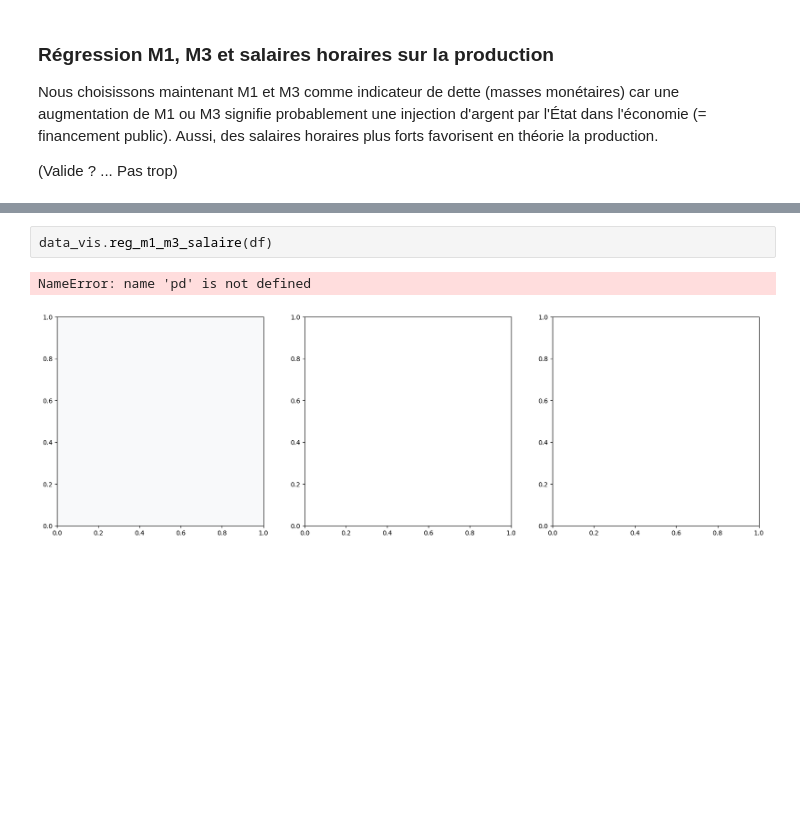
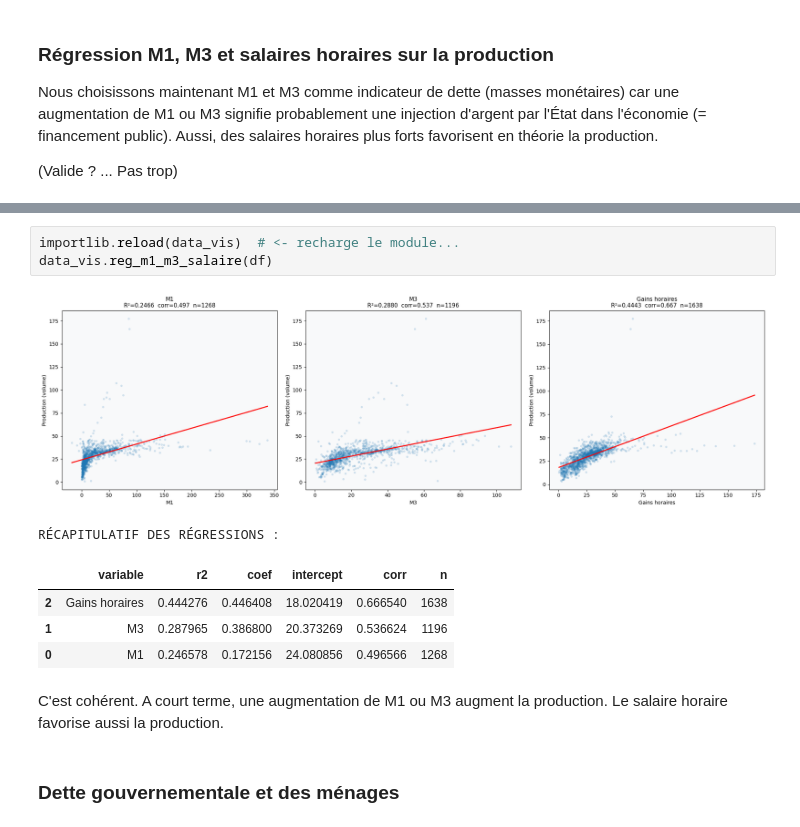
Before and after one commit to yanislarre/statapp, a Jupyter notebook: main.ipynb, the cells around one changed output, grey strips where cells are left out. Drawn from its saved outputs; the diff is of its cells as text; blank space fills up the shorter version.

```diff
--- a/main.ipynb
+++ b/main.ipynb
@@ -215,5 +223,14 @@ Aussi, des salaires horaires plus forts favorisent en théorie la production.
 # %%
+importlib.reload(data_vis)  # <- recharge le module...
 data_vis.reg_m1_m3_salaire(df)
 # %% [output]
+[figure, new version]
-NameError: name 'pd' is not defined
+RÉCAPITULATIF DES RÉGRESSIONS :
-[figure, old version]
+|  | variable | r2 | coef | intercept | corr | n |
+| 2 | Gains horaires | 0.444276 | 0.446408 | 18.020419 | 0.666540 | 1638 |
+| 1 | M3 | 0.287965 | 0.386800 | 20.373269 | 0.536624 | 1196 |
+| 0 | M1 | 0.246578 | 0.172156 | 24.080856 | 0.496566 | 1268 |
+# %% [markdown]
+C'est cohérent. A court terme, une augmentation de M1 ou M3 augment la production. Le salaire horaire favorise aussi la production.
+# %% [markdown]
+### Dette gouvernementale et des ménages
```
Also changed, not shown: parts of 21 cells of this notebook, 4 other files.
